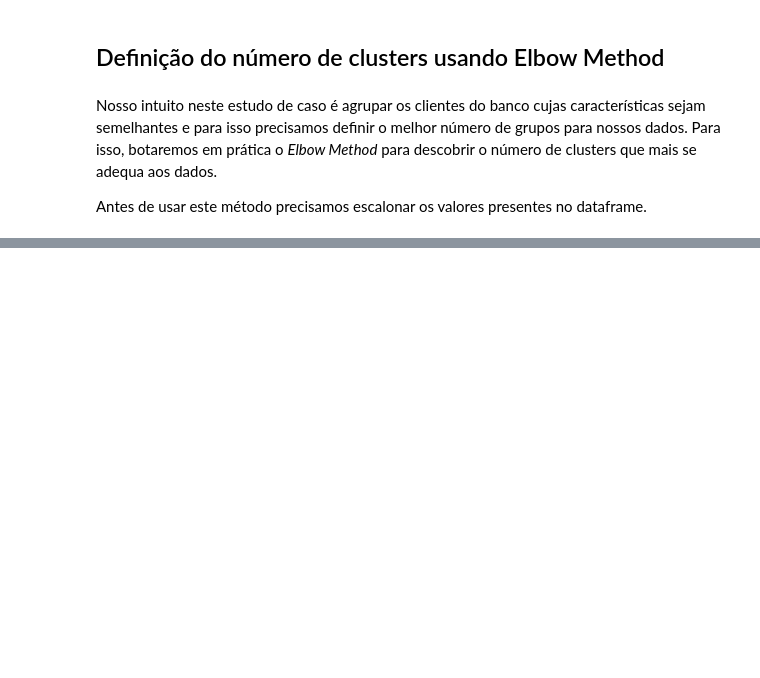
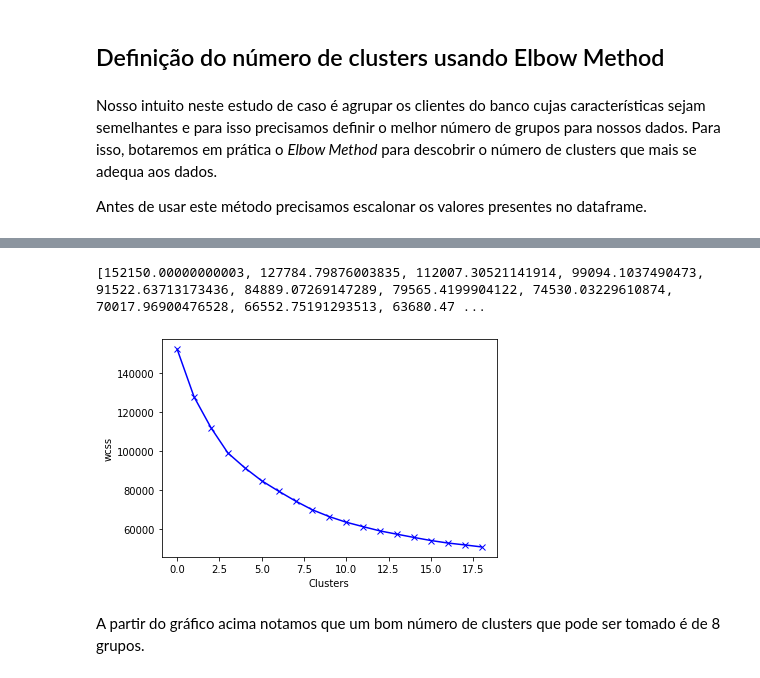
Before and after one commit to Mario-RJunior/Departamento-Marketing, a Jupyter notebook: Segmentacao_marketing.ipynb, the cells around one changed output, grey strips where cells are left out. Saved outputs shown, nothing was run; the diff lists cells and outputs as text; code cells hidden in the pictures; blank space fills up the shorter version.

Commit message:
Criando gráfico do Elbow Method

```diff
--- a/Segmentacao_marketing.ipynb
+++ b/Segmentacao_marketing.ipynb
@@ -230,3 +230,8 @@ sns.heatmap(correlations, annot=True);
 Nosso intuito neste estudo de caso é agrupar os clientes do banco cujas características sejam semelhantes e para isso precisamos definir o melhor número de grupos para nossos dados. Para isso, botaremos em prática o *Elbow Method* para descobrir o número de clusters que mais se adequa aos dados.
 
 Antes de usar este método precisamos escalonar os valores presentes no dataframe.
+# %%
+# Escalonando os dados
+scaler = StandardScaler()
+creditcard_df_scaled = scaler.fit_transform(creditcard_df)
+creditcard_df_scaled
@@ -232,0 +252,18 @@ Antes de usar este método precisamos escalonar os valores presentes no datafram
+# %%
+# Aplicando o Elbow Method
+wcss = []
+for i in range(1, 20):
+  kmeans = KMeans(n_clusters=i)
+  kmeans.fit(creditcard_df_scaled)
+  wcss.append(kmeans.inertia_)
+print(wcss)
+# %% [output]
+[152150.00000000003, 127784.79876003835, 112007.30521141914, 99094.1037490473, 91522.63713173436, 84889.07269147289, 79565.4199904122, 74530.03229610874, 70017.96900476528, 66552.75191293513, 63680.47 ...
+# %%
+plt.plot(wcss, 'bx-')
+plt.xlabel('Clusters')
+plt.ylabel('wcss');
+# %% [output]
+[figure, added]
+# %% [markdown]
+A partir do gráfico acima notamos que um bom número de clusters que pode ser tomado é de 8 grupos.
```
Also changed, not shown: parts of 1 cell of this notebook.
